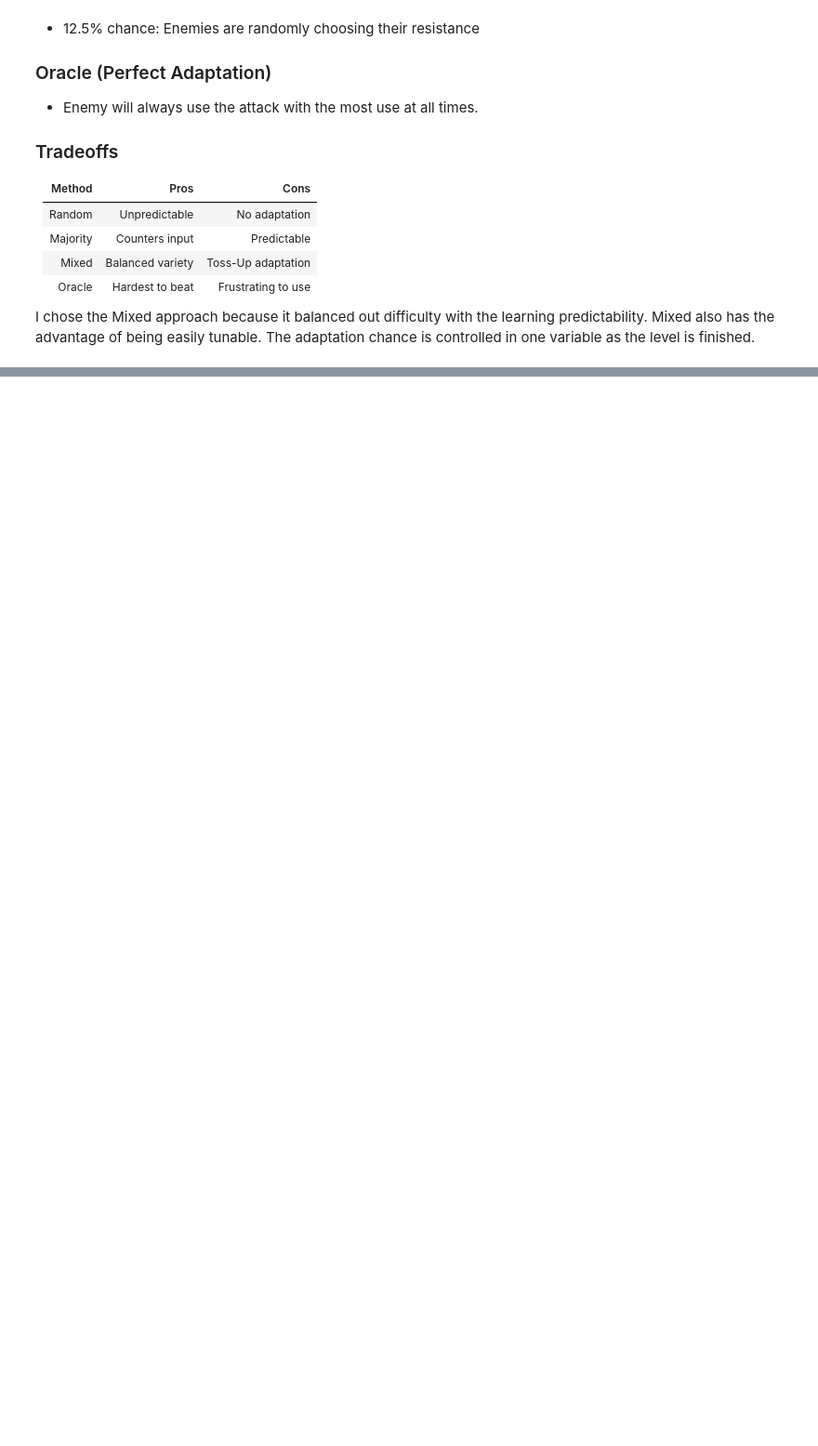
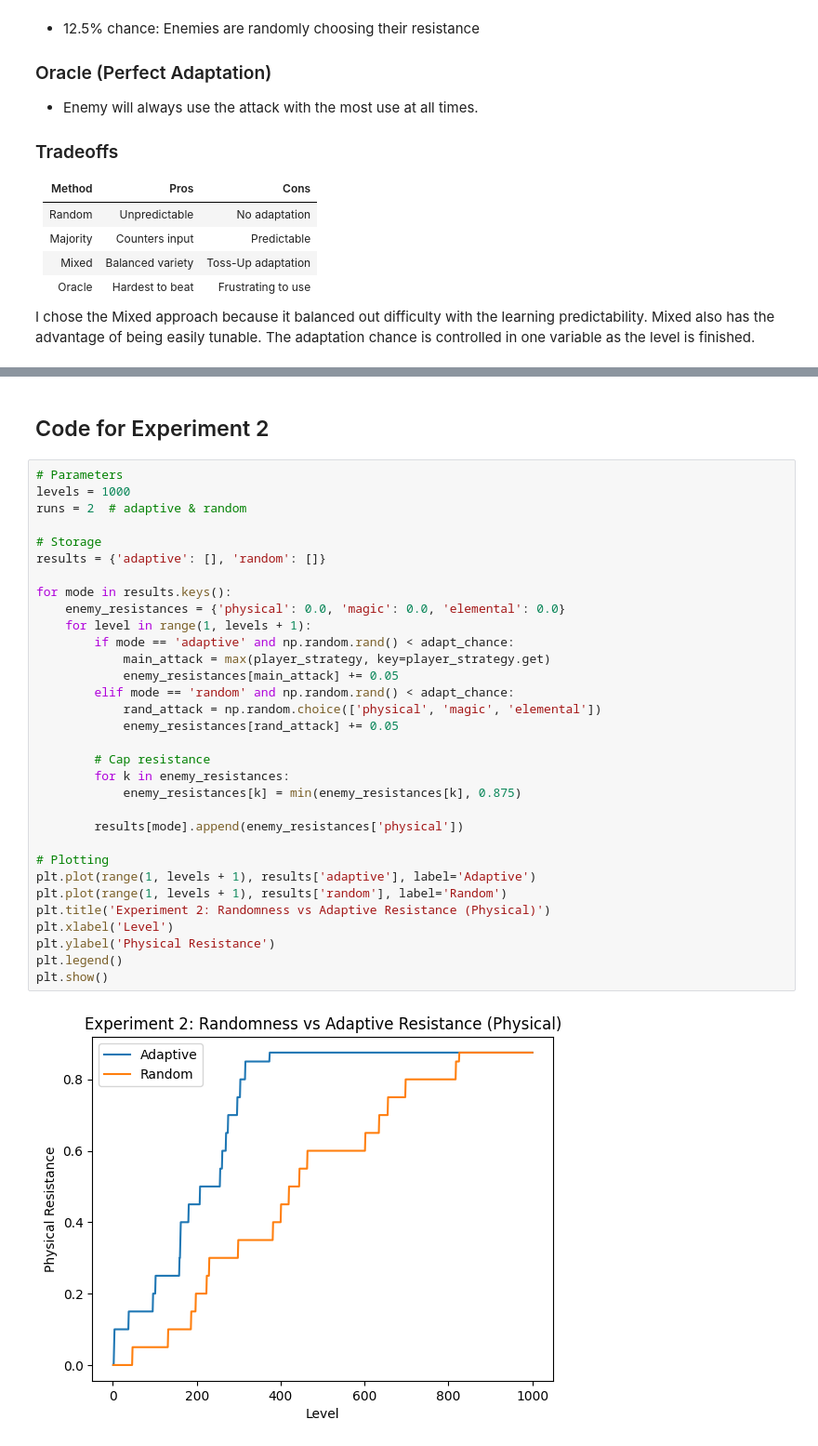
Before and after one commit to DavidJJ3715/hordeExplorer, a Jupyter notebook: final-project.ipynb, the cells around one changed output, grey strips where cells are left out. Shown at 93% size. Cells and saved outputs as stored; diff of their text form; blank space fills up the shorter version.

```diff
--- a/final-project.ipynb
+++ b/final-project.ipynb
@@ -89,0 +159,36 @@ Results will be visualized using:
+# %% [markdown]
+## Code for Experiment 2
+# %%
+# Parameters
+levels = 1000
+runs = 2  # adaptive & random
+
+# Storage
+results = {'adaptive': [], 'random': []}
+
+for mode in results.keys():
+    enemy_resistances = {'physical': 0.0, 'magic': 0.0, 'elemental': 0.0}
+    for level in range(1, levels + 1):
+        if mode == 'adaptive' and np.random.rand() < adapt_chance:
+            main_attack = max(player_strategy, key=player_strategy.get)
+            enemy_resistances[main_attack] += 0.05
+        elif mode == 'random' and np.random.rand() < adapt_chance:
+            rand_attack = np.random.choice(['physical', 'magic', 'elemental'])
+            enemy_resistances[rand_attack] += 0.05
+
+        # Cap resistance
+        for k in enemy_resistances:
+            enemy_resistances[k] = min(enemy_resistances[k], 0.875)
+
+        results[mode].append(enemy_resistances['physical'])
+
+# Plotting
+plt.plot(range(1, levels + 1), results['adaptive'], label='Adaptive')
+plt.plot(range(1, levels + 1), results['random'], label='Random')
+plt.title('Experiment 2: Randomness vs Adaptive Resistance (Physical)')
+plt.xlabel('Level')
+plt.ylabel('Physical Resistance')
+plt.legend()
+plt.show()
+# %% [output]
+[figure, added]
```
Also changed, not shown: parts of 10 cells of this notebook.
